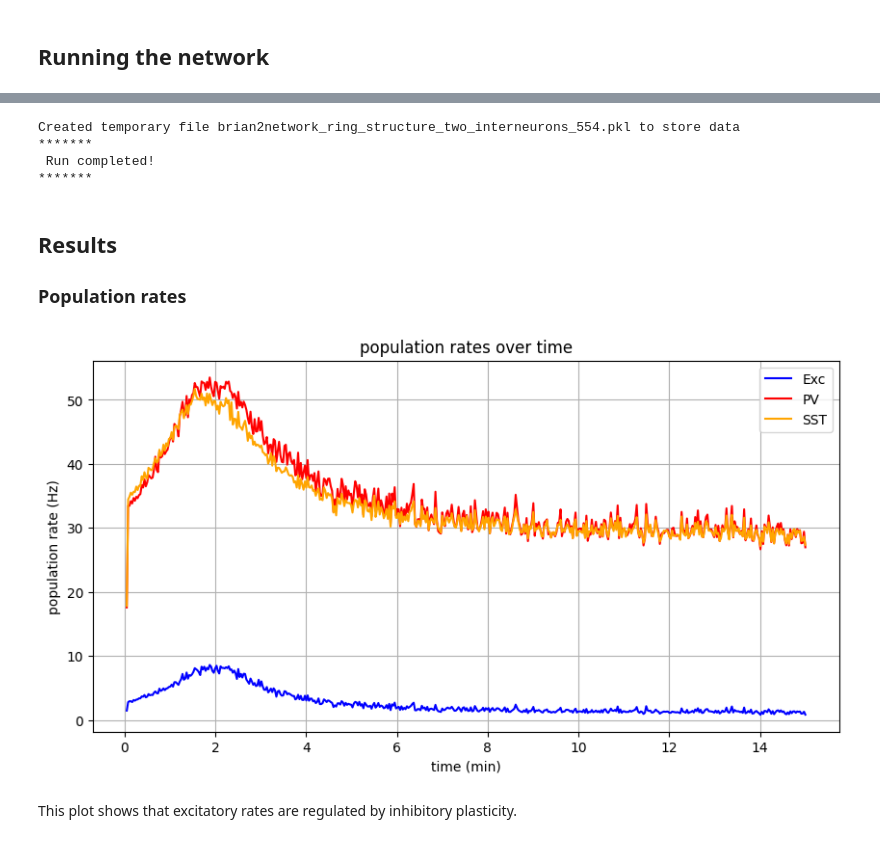
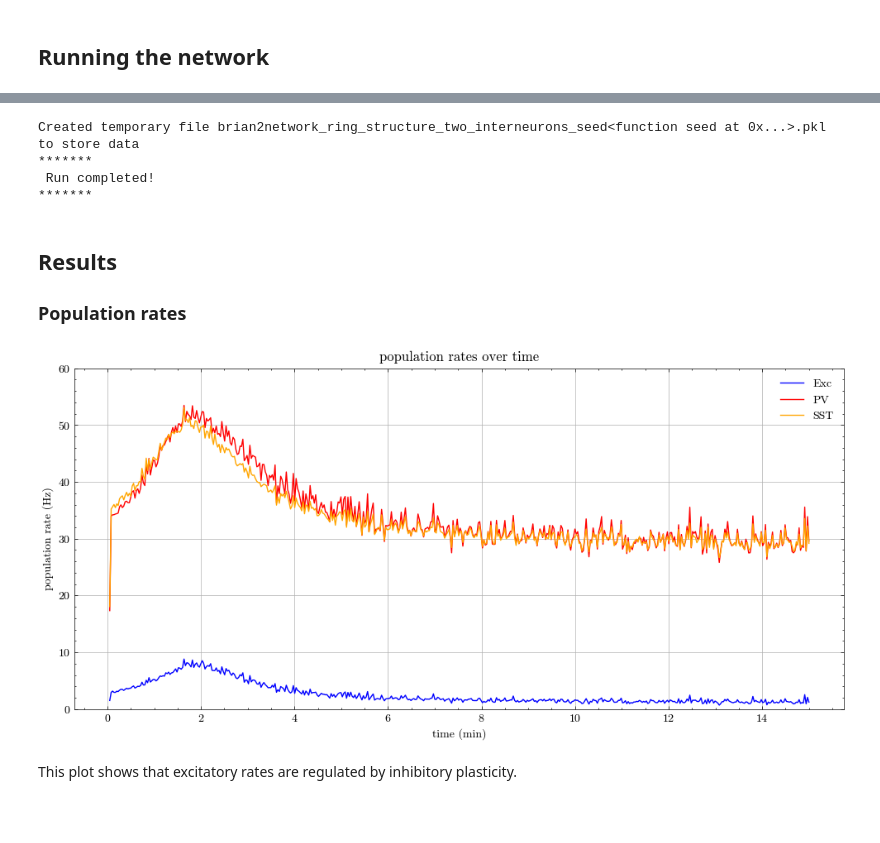
Before and after one commit to StevenZhang0116/structured-stabilization-in-recurrent-neural-circuits, a Jupyter notebook: Notebooks/03_ring_network_modify.ipynb, the cells around one changed output, grey strips where cells are left out. Cells and saved outputs as stored; diff of their text form; code cells hidden in the pictures; blank space fills up the shorter version.

```diff
--- a/Notebooks/03_ring_network_modify.ipynb
+++ b/Notebooks/03_ring_network_modify.ipynb
@@ -16,11 +16,18 @@ This notebook is intended as a demonstration. Athough it contains the full netwo
 
 (if working locally, refer to *installation_instructions.md* to set up the local environment)
 # %%
-!pip install brian2
-!pip install matplotlib
+# !pip install brian2
+# !pip install matplotlib
 # import packages
 import numpy as np
 from brian2 import *
 import matplotlib.pyplot as plt
 import os
 import pickle
+import seaborn as sns
+
+import scienceplots
+plt.style.use('science')
+plt.style.use(['no-latex'])
+
+import structure
@@ -551,17 +538,17 @@ save_dict = {
         'spiketimes_s':np.array(spk_s_mon.t/second),
         }
 
-savetemppath = f'brian2network_{save_id}.pkl'
-# if file exists, create new file with random string added
-while os.path.exists(savetemppath):
-    savetemppath =  f'brian2network_{save_id}_{np.random.randint(1000)}.pkl'
-with open(savetemppath,'wb') as f:
-    pickle.dump(save_dict,f)
+savetemppath = f'brian2network_{save_id}_seed{seed}.pkl'
+# # if file exists, create new file with random string added
+# while os.path.exists(savetemppath):
+#     savetemppath =  f'brian2network_{save_id}_{np.random.randint(1000)}.pkl'
+# with open(savetemppath,'wb') as f:
+#     pickle.dump(save_dict,f)
 print(f'Created temporary file {savetemppath} to store data')
 
 print('******* \n Run completed!\n*******')
 # %% [output]
-Created temporary file brian2network_ring_structure_two_interneurons_554.pkl to store data
+Created temporary file brian2network_ring_structure_two_interneurons_seed<function seed at 0x...>.pkl to store data
 *******
  Run completed!
 *******
@@ -573,23 +560,25 @@ Created temporary file brian2network_ring_structure_two_interneurons_554.pkl to
 # %%
 color_e='blue'
 color_p='red'
 color_s='orange'
 nplot = 500
 time_end = 15*60 # stop the plot at 15 min
 idx_end = np.argmax(pop_re_times>time_end)
 idxplot = np.linspace(start=1,stop=idx_end,num=nplot).round().astype(int) # subsample, as data points are too many
-plt.figure(figsize=(10, 5))
-plt.plot(pop_re_times[idxplot]/60, pop_re_rates[idxplot], label='Exc',color=color_e)
-plt.plot(pop_rp_times[idxplot]/60, pop_rp_rates[idxplot], label='PV',color=color_p)
-plt.plot(pop_rs_times[idxplot]/60, pop_rs_rates[idxplot], label='SST',color=color_s)
-plt.xlabel('time (min)')
-plt.ylabel('population rate (Hz)')
-plt.title('population rates over time')
-plt.legend()
-plt.grid(True)
-plt.show()
+fig, ax = plt.subplots(1,1,figsize=(10, 5))
+ax.plot(pop_re_times[idxplot]/60, pop_re_rates[idxplot], label='Exc',color=color_e)
+ax.plot(pop_rp_times[idxplot]/60, pop_rp_rates[idxplot], label='PV',color=color_p)
+ax.plot(pop_rs_times[idxplot]/60, pop_rs_rates[idxplot], label='SST',color=color_s)
+ax.set_xlabel('time (min)')
+ax.set_ylabel('population rate (Hz)')
+ax.set_title('population rates over time')
+ax.legend()
+ax.set_ylim([0,60]) # to match the paper
+ax.grid(True)
+fig.tight_layout()
+fig.savefig(f"../Figures/replicate_ring_structure_two_interneurons_pop_rates_seed{tseed}.png", bbox_inches='tight', dpi=300)
 # %% [output]
-[figure, old version]
+[figure, new version]
 # %% [markdown]
 This plot shows that excitatory rates are regulated by inhibitory plasticity.
 # %% [markdown]
```
Also changed, not shown: parts of 14 cells of this notebook, 2 other files.
